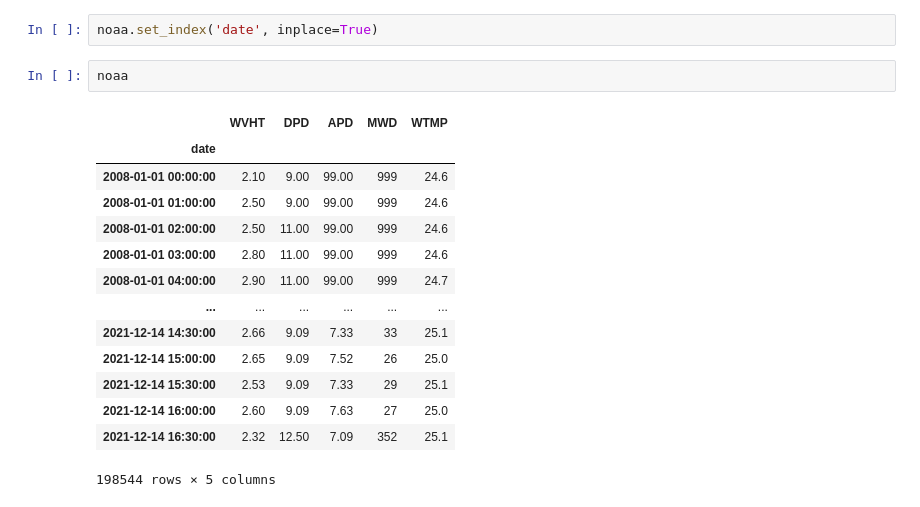
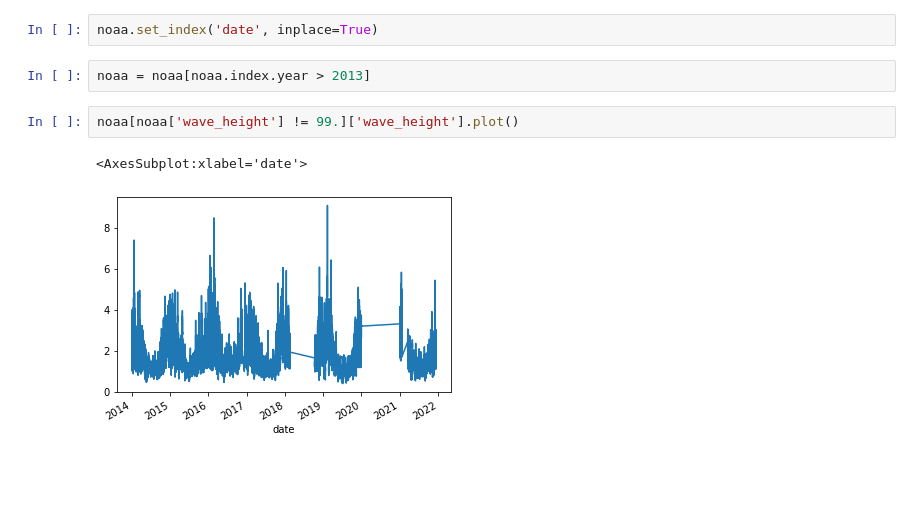
Before and after one commit to pezpet/capstone, a Jupyter notebook: noaa.ipynb, the cells around one changed output. Saved outputs shown, nothing was run; the diff lists cells and outputs as text; blank space fills up the shorter version.

```diff
--- a/noaa.ipynb
+++ b/noaa.ipynb
@@ -238,20 +261,10 @@ noaa.head()
 | 4 | 2.9 | 11.0 | 99.0 | 999 | 24.7 | 2008-01-01 04:00:00 |
 # %%
 noaa.set_index('date', inplace=True)
-# %%
-noaa
-# %% [output]
-|  | WVHT | DPD | APD | MWD | WTMP |
-| date |  |  |  |  |  |
-| 2008-01-01 00:00:00 | 2.10 | 9.00 | 99.00 | 999 | 24.6 |
-| 2008-01-01 01:00:00 | 2.50 | 9.00 | 99.00 | 999 | 24.6 |
-| 2008-01-01 02:00:00 | 2.50 | 11.00 | 99.00 | 999 | 24.6 |
-| 2008-01-01 03:00:00 | 2.80 | 11.00 | 99.00 | 999 | 24.6 |
-| 2008-01-01 04:00:00 | 2.90 | 11.00 | 99.00 | 999 | 24.7 |
-| ... | ... | ... | ... | ... | ... |
-| 2021-12-14 14:30:00 | 2.66 | 9.09 | 7.33 | 33 | 25.1 |
-| 2021-12-14 15:00:00 | 2.65 | 9.09 | 7.52 | 26 | 25.0 |
-| 2021-12-14 15:30:00 | 2.53 | 9.09 | 7.33 | 29 | 25.1 |
-| 2021-12-14 16:00:00 | 2.60 | 9.09 | 7.63 | 27 | 25.0 |
-| 2021-12-14 16:30:00 | 2.32 | 12.50 | 7.09 | 352 | 25.1 |
-198544 rows × 5 columns
+# %%
+noaa = noaa[noaa.index.year > 2013]
+# %%
+noaa[noaa['wave_height'] != 99.]['wave_height'].plot()
+# %% [output]
+<AxesSubplot:xlabel='date'>
+[figure, added]
```
Also changed, not shown: parts of 11 cells of this notebook, 6 other files.
